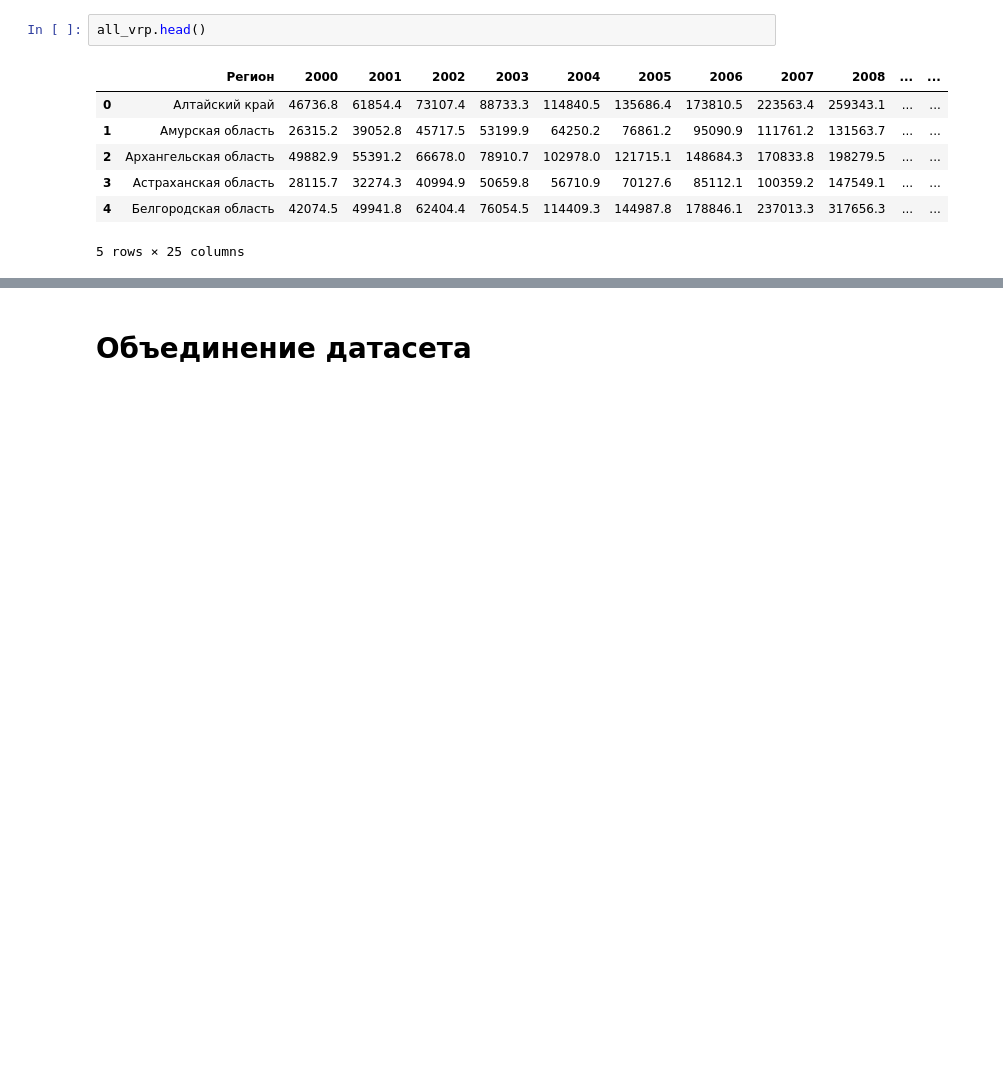
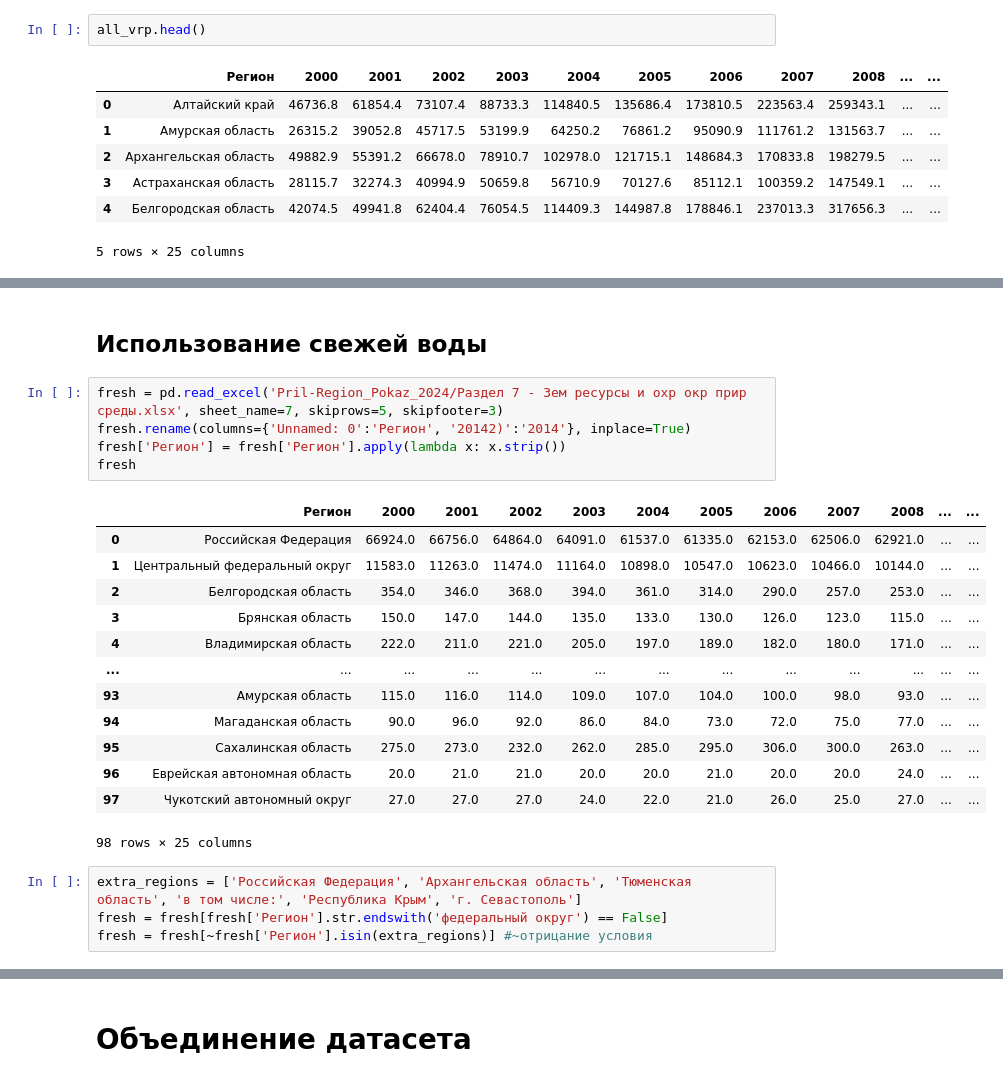
Before and after one commit to fastnets/Environmental-monitoring-of-water-resources, a Jupyter notebook: notebooks/basic_dataset/dataset.ipynb, the cells around one changed output, grey strips where cells are left out. Drawn from its saved outputs; the diff is of its cells as text; blank space fills up the shorter version.

```diff
--- a/notebooks/basic_dataset/dataset.ipynb
+++ b/notebooks/basic_dataset/dataset.ipynb
@@ -628,0 +850,25 @@ memory usage: 16.3+ KB
+# %% [markdown]
+## Использование свежей воды
+# %%
+fresh = pd.read_excel('Pril-Region_Pokaz_2024/Раздел 7 - Зем ресурсы и охр окр прир среды.xlsx', sheet_name=7, skiprows=5, skipfooter=3)
+fresh.rename(columns={'Unnamed: 0':'Регион', '20142)':'2014'}, inplace=True)
+fresh['Регион'] = fresh['Регион'].apply(lambda x: x.strip())
+fresh
+# %% [output]
+|  | Регион | 2000 | 2001 | 2002 | 2003 | 2004 | 2005 | 2006 | 2007 | 2008 | ... | ... |
+| 0 | Российская Федерация | 66924.0 | 66756.0 | 64864.0 | 64091.0 | 61537.0 | 61335.0 | 62153.0 | 62506.0 | 62921.0 | ... | ... |
+| 1 | Центральный федеральный округ | 11583.0 | 11263.0 | 11474.0 | 11164.0 | 10898.0 | 10547.0 | 10623.0 | 10466.0 | 10144.0 | ... | ... |
+| 2 | Белгородская область | 354.0 | 346.0 | 368.0 | 394.0 | 361.0 | 314.0 | 290.0 | 257.0 | 253.0 | ... | ... |
+| 3 | Брянская область | 150.0 | 147.0 | 144.0 | 135.0 | 133.0 | 130.0 | 126.0 | 123.0 | 115.0 | ... | ... |
+| 4 | Владимирская область | 222.0 | 211.0 | 221.0 | 205.0 | 197.0 | 189.0 | 182.0 | 180.0 | 171.0 | ... | ... |
+| ... | ... | ... | ... | ... | ... | ... | ... | ... | ... | ... | ... | ... |
+| 93 | Амурская область | 115.0 | 116.0 | 114.0 | 109.0 | 107.0 | 104.0 | 100.0 | 98.0 | 93.0 | ... | ... |
+| 94 | Магаданская область | 90.0 | 96.0 | 92.0 | 86.0 | 84.0 | 73.0 | 72.0 | 75.0 | 77.0 | ... | ... |
+| 95 | Сахалинская область | 275.0 | 273.0 | 232.0 | 262.0 | 285.0 | 295.0 | 306.0 | 300.0 | 263.0 | ... | ... |
+| 96 | Еврейская автономная область | 20.0 | 21.0 | 21.0 | 20.0 | 20.0 | 21.0 | 20.0 | 20.0 | 24.0 | ... | ... |
+| 97 | Чукотский автономный округ | 27.0 | 27.0 | 27.0 | 24.0 | 22.0 | 21.0 | 26.0 | 25.0 | 27.0 | ... | ... |
+98 rows × 25 columns
+# %%
+extra_regions = ['Российская Федерация', 'Архангельская область', 'Тюменская область', 'в том числе:', 'Республика Крым', 'г. Севастополь']
+fresh = fresh[fresh['Регион'].str.endswith('федеральный округ') == False]
+fresh = fresh[~fresh['Регион'].isin(extra_regions)] #~отрицание условия
```
Also changed, not shown: parts of 62 cells of this notebook, 2 other files.
